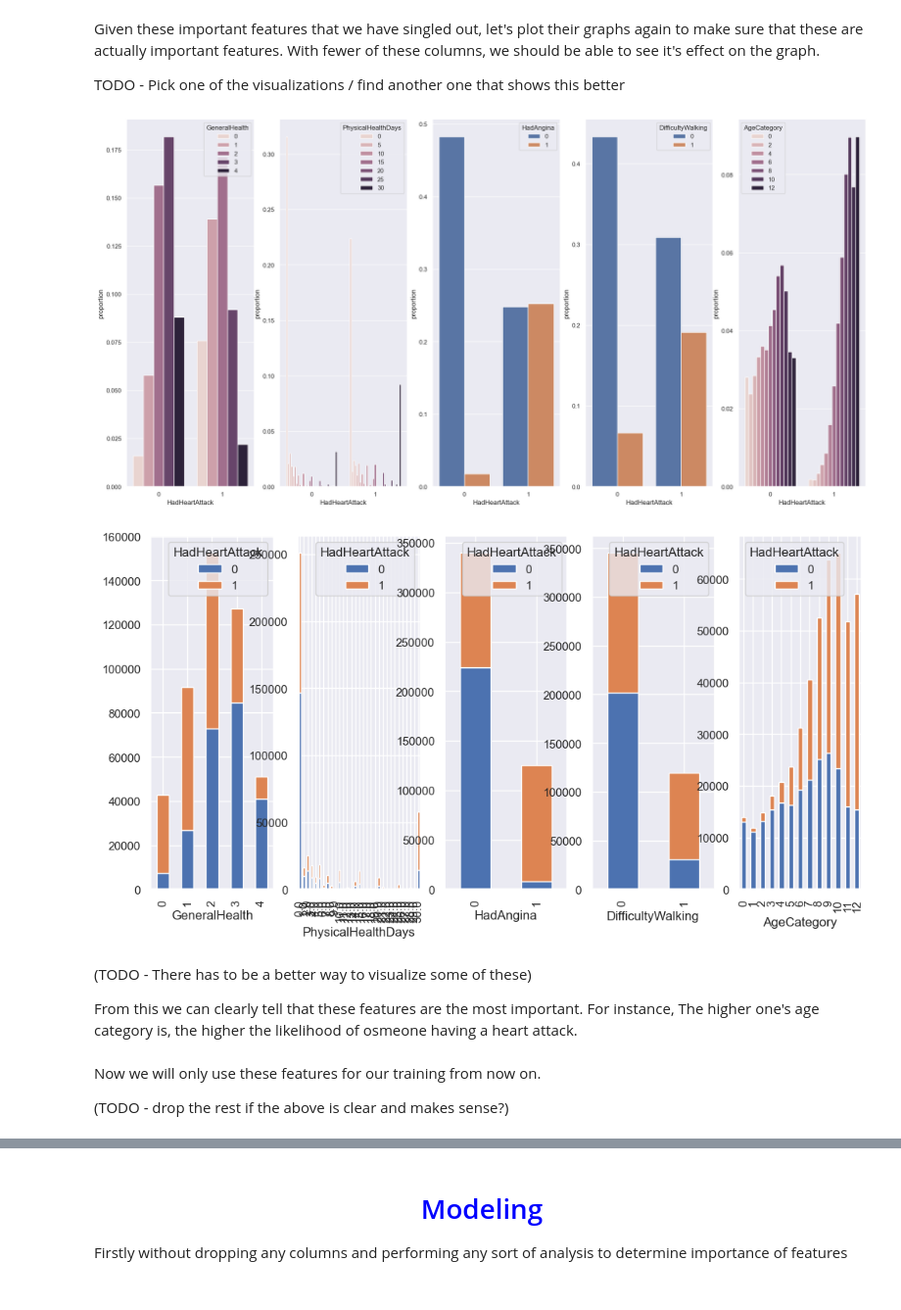
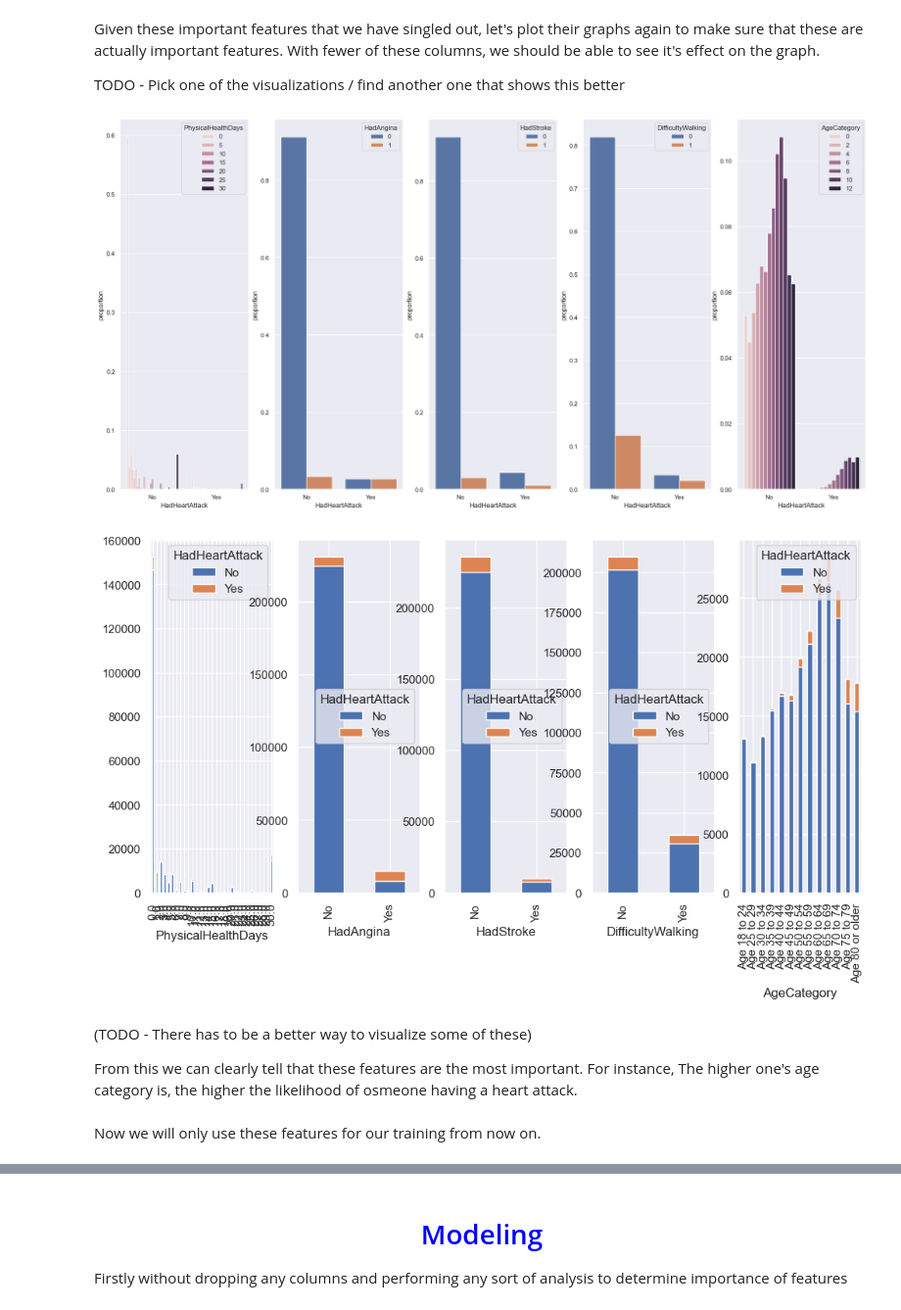
Before and after one commit to lczm/NTU-SC1015, a Jupyter notebook: Spaceship.ipynb, the cells around one changed output, grey strips where cells are left out. Shown at 98% size. Drawn from its saved outputs; the diff is of its cells as text; code cells hidden in the pictures.

```diff
--- a/Spaceship.ipynb
+++ b/Spaceship.ipynb
@@ -317,27 +267,25 @@ We have a few goals in this section. We want to prepare the dataset such that it
 def encode_df(df):
     # df_encode = df.copy()
     for column in df.columns:
+        # If there are only two columns, we can label encode
         if (len(df[column].value_counts()) == 2):
             le = LabelEncoder()
             df[column] = le.fit_transform(df[column])
-        # print(column)
 
     # Ordinal encoding
-    df['GeneralHealth'].replace({'Poor': 0,'Fair': 1,'Good': 2,'Very good': 3,'Excellent': 4}, inplace=True)
-    df['SmokerStatus'].replace({'Never smoked': 0,'Former smoker': 1,'Current smoker - now smokes some days': 2,'Current smoker - now smokes every day': 3}, inplace=True)
-    df['AgeCategory'].replace({'Age 18 to 24': 0,'Age 25 to 29': 1, 'Age 30 to 34': 2,'Age 35 to 39': 3,'Age 40 to 44': 4,'Age 45 to 49': 5,'Age 50 to 54': 6,'Age 55 to 59': 7,'Age 60 to 64': 8,'Age 65 to 69': 9,'Age 70 to 74': 10,'Age 75 to 79': 11,'Age 80 or older': 12}, inplace=True)
-    df['ECigaretteUsage'].replace({'Never used e-cigarettes in my entire life': 0,'Not at all (right now)': 1,'Use them some days': 2,'Use them every day': 3}, inplace=True)
-    df['TetanusLast10Tdap'].replace({'Yes, received Tdap': 0, 'Yes, received tetanus shot but not sure what type': 1, 'No, did not receive any tetanus shot in the past 10 years': 2, 'Yes, received tetanus shot, but not Tdap': 3}, inplace=True)
+    # Where the values in each of these categories have relavance to each other
+    if 'GeneralHealth' in df:
+        df['GeneralHealth'] = df['GeneralHealth'].replace({'Poor': 0,'Fair': 1,'Good': 2,'Very good': 3,'Excellent': 4})
+    if 'SmokerStatus' in df:
+        df['SmokerStatus'] = df['SmokerStatus'].replace({'Never smoked': 0,'Former smoker': 1,'Current smoker - now smokes some days': 2,'Current smoker - now smokes every day': 3})
+    if 'AgeCategory' in df:
+        df['AgeCategory'] = df['AgeCategory'].replace({'Age 18 to 24': 0,'Age 25 to 29': 1, 'Age 30 to 34': 2,'Age 35 to 39': 3,'Age 40 to 44': 4,'Age 45 to 49': 5,'Age 50 to 54': 6,'Age 55 to 59': 7,'Age 60 to 64': 8,'Age 65 to 69': 9,'Age 70 to 74': 10,'Age 75 to 79': 11,'Age 80 or older': 12})
+    if 'ECigaretteUsage' in df:
+        df['ECigaretteUsage'] = df['ECigaretteUsage'].replace({'Never used e-cigarettes in my entire life': 0,'Not at all (right now)': 1,'Use them some days': 2,'Use them every day': 3})
+    if 'TetanusLast10Tdap' in df:
+        df['TetanusLast10Tdap'] = df['TetanusLast10Tdap'].replace({'Yes, received Tdap': 0, 'Yes, received tetanus shot but not sure what type': 1, 'No, did not receive any tetanus shot in the past 10 years': 2, 'Yes, received tetanus shot, but not Tdap': 3})
 
-    # One hot encoded
+    # One hot encode the rest of the columns
     df = pd.get_dummies(df)
+
     return df
-
-# We don't want two separate yes/no columns for this
-# df['HadHeartAttack'] = df['HadHeartAttack'].replace({'Yes': 1, 'No': 0})
-
-df_encode = encode_df(df)
-x = pd.DataFrame(df_encode.drop(['HadHeartAttack'], axis=1))
-y = pd.DataFrame(df_encode['HadHeartAttack'])
-
-x_train, x_test, y_train, y_test = train_test_split(x, y, test_size=0.2)
@@ -362,3 +291,0 @@ For example, when doing 'df[col].method(value, inplace=True)', try using 'df.met
-# %%
-for col in x.columns:
-    print(col + ':',x[col].unique())
@@ -383,3 +292,5 @@ RaceEthnicityCategory_White only, Non-Hispanic: [ True False]
+# %%
+df_encoded = encode_df(df.copy())
 # %% [markdown]
 ## Feature selection
 
@@ -389,6 +300,9 @@ TODO - justify which classifier we use `chi2`, `mutual_info_classif`, `f_classif
 # %% [markdown]
 # Chi Square Test
 # %%
+x = df_encoded.drop(['HadHeartAttack'], axis=1)
+y = df_encoded['HadHeartAttack']
+
 n_features = 5
 selector = SelectKBest(chi2, k=n_features)
 x_new = selector.fit_transform(x, y)
@@ -430,17 +344,17 @@ TODO - Pick one of the visualizations / find another one that shows this better
 # %%
 f, axes = plt.subplots(1, n_features, figsize=(24, 12))
 for i, col in enumerate(important_features):
-    sb.countplot(pd.concat([df_encode[col], df['HadHeartAttack']], axis=1),
+    sb.countplot(pd.concat([df_encoded[col], df['HadHeartAttack']], axis=1),
                  x='HadHeartAttack', hue=col, stat='proportion',
                  legend='auto', ax=axes[i])
 
 f, axes = plt.subplots(1, n_features, figsize=(12, 6))
 for i, col in enumerate(important_features):
-    result= df_encode.groupby(col)['HadHeartAttack'].value_counts().unstack()
+    result= df.groupby(col)['HadHeartAttack'].value_counts().unstack()
     result.plot(kind='bar', stacked=True, ax=axes[i])
 # %% [output]
-[figure, old version]
+[figure, new version]
-[figure, old version]
+[figure, new version]
 # %% [markdown]
 (TODO - There has to be a better way to visualize some of these)
 
@@ -448,8 +362,6 @@ for i, col in enumerate(important_features):
 From this we can clearly tell that these features are the most important. For instance, The higher one's age category is, the higher the likelihood of osmeone having a heart attack.
 # %% [markdown]
 Now we will only use these features for our training from now on.
-
-(TODO - drop the rest if the above is clear and makes sense?)
 # %%
 # Drop the all except these columns
 df = df[important_features + ['HadHeartAttack']]
```
Also changed, not shown: parts of 22 cells of this notebook.
